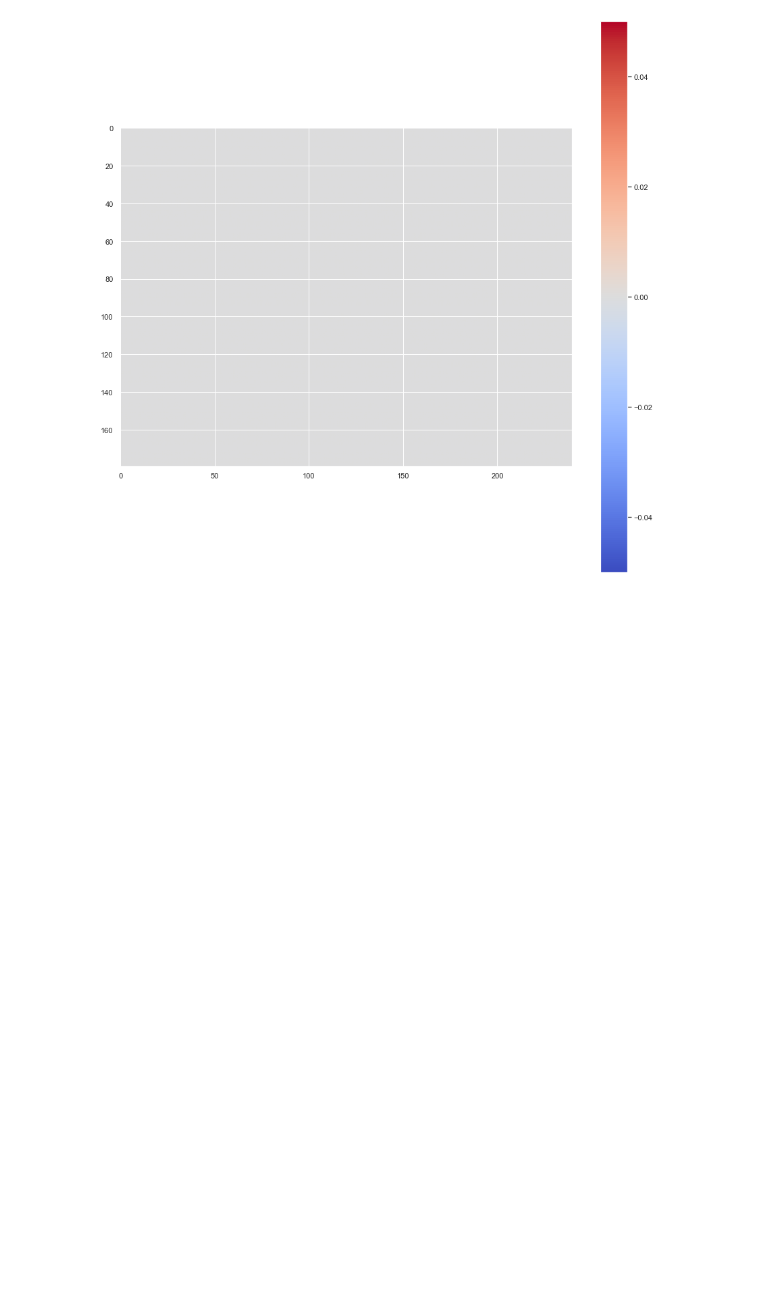
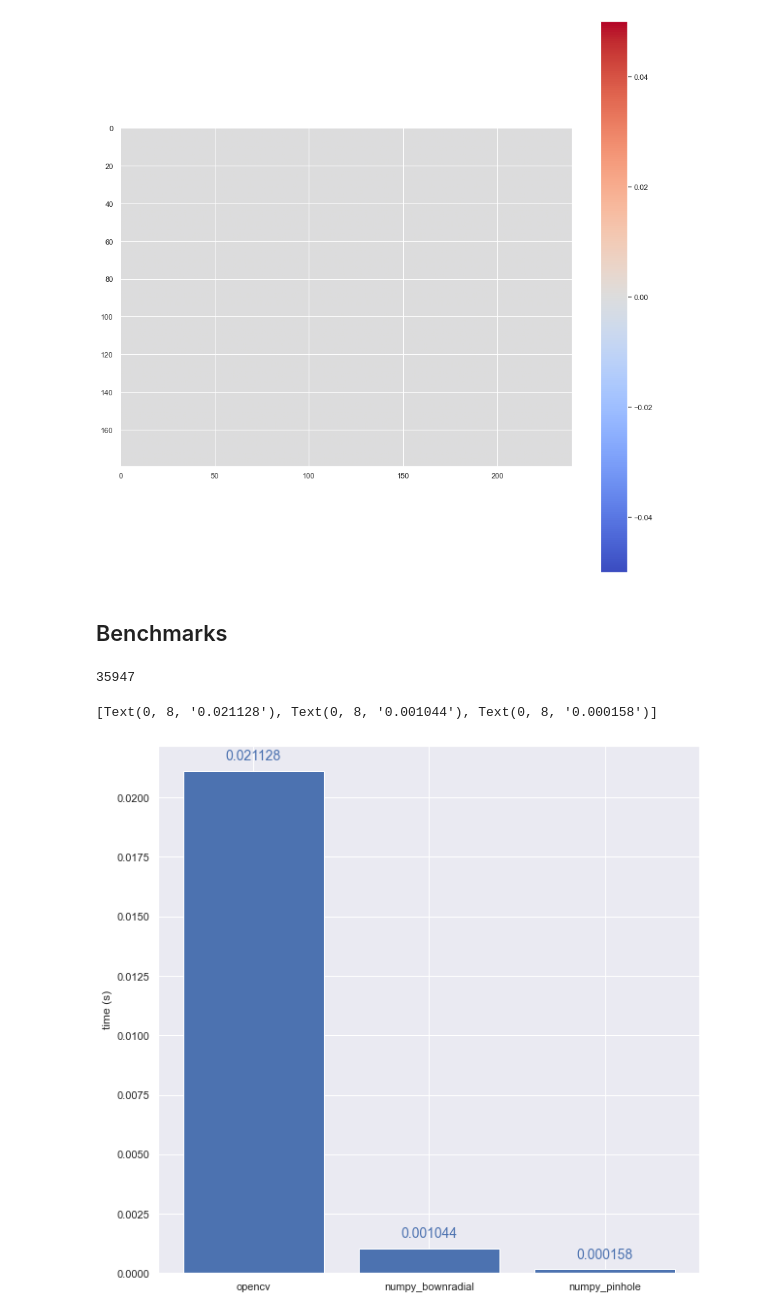
Before and after one commit to sevas/camera_geometry, a Jupyter notebook: cg.ipynb, the cells around one changed output. Cells and saved outputs as stored; diff of their text form; code cells hidden in the pictures; blank space fills up the shorter version.

Commit message:
add benchmark plots

```diff
--- a/cg.ipynb
+++ b/cg.ipynb
@@ -6,8 +6,13 @@ import plyfile
 # %%
 bunny = r"data/bun_zipper.ply"
 
-with open(bunny, "rb") as f:
-    bunny_ply = plyfile.PlyData.read(f)
+
+
+def load_ply(fpath):
+    with open(bunny, "rb") as f:
+        return plyfile.PlyData.read(f)
+
+bunny_ply = load_ply(bunny)
 # %%
 def rot_x(theta):
     m = np.array([
@@ -383,3 +392,74 @@ plt.colorbar()
 # %% [output]
 <matplotlib.colorbar.Colorbar at 0x...>
 [figure]
+# %% [markdown]
+## Benchmarks
+# %%
+import timeit
+
+fpaths = [
+    "data/bunny_zipper.ply",
+    # "data/bunny_zipper_res2.ply",
+    # "data/bunny_zipper_res3.ply",
+    # "data/bunny_zipper_res4.ply",
+]
+
+
+meshdata = load_ply(fpaths[0])
+vertices = np.stack([
+    meshdata['vertex'].data['x'],
+    meshdata['vertex'].data['y'],
+    meshdata['vertex'].data['z']
+], axis=-1)
+
+print(len(vertices))
+
+theta = 1* np.pi
+#theta = 0
+vertices = (rot_z(theta) @ vertices.T).T
+theta_y = np.pi
+vertices = (rot_y(theta_y) @ vertices.T).T
+
+
+# vertices *= 10
+vertices[:,0] += 0.15
+vertices[:,1] += 0.15
+vertices[:,2] += 0.15
+
+results = {}
+# %% [output]
+35947
+# %%
+
+# numpy, pinhole only
+u_ph, v_ph = project_points(vertices, K, dist_coeffs)
+loop_ph = 10000
+results_ph = timeit.timeit(lambda: project_points(vertices, K, dist_coeffs), number=loop_ph)
+results["numpy_pinhole"] = (u_ph, v_ph, results_ph/loop_ph)
+# %%
+# numpy, pinhole+brown radial
+u_br, v_br = project_points_dist(vertices, K, dist_coeffs)
+loop_br = 1000
+results_br = timeit.timeit(lambda: project_points_dist(vertices, K, dist_coeffs), number=loop_br)
+results["numpy_brownradial"] = (u_br, v_br, results_br/loop_br)
+# %%
+# opencv, pinhole+brown radial
+cv_projected, _ = cv2.projectPoints(vertices, cameraMatrix=K, distCoeffs=dist_coeffs, rvec=rvec, tvec=tvec)
+uv_cv = np.squeeze(cv_projected)
+u_cv = uv_cv[:, 0]
+v_cv = uv_cv[:, 1]
+loop_cv = 100
+results_cv = timeit.timeit(lambda: cv2.projectPoints(vertices, cameraMatrix=K, distCoeffs=dist_coeffs, rvec=rvec, tvec=tvec), number=loop_cv)
+results["cv_brownradial"] = (u_cv, v_cv, results_cv/loop_cv)
+# %%
+fig = plt.figure(figsize=(10,10))
+ax = fig.subplots()
+time_s = [results["cv_brownradial"][2], results["numpy_brownradial"][2], results["numpy_pinhole"][2]]
+bars = ax.bar([0, 1, 2], time_s)
+ax.set_ylabel("time (s)")
+ax.set_xticks([0, 1, 2], ["opencv", "numpy_bownradial", "numpy_pinhole"])
+ax.bar_label(bars, labels=['%f' % e for e in time_s],
+             padding=8, color='b', fontsize=14)
+# %% [output]
+[Text(0, 8, '0.021128'), Text(0, 8, '0.001044'), Text(0, 8, '0.000158')]
+[figure, added]
```
Also changed, not shown: parts of 4 cells of this notebook.
